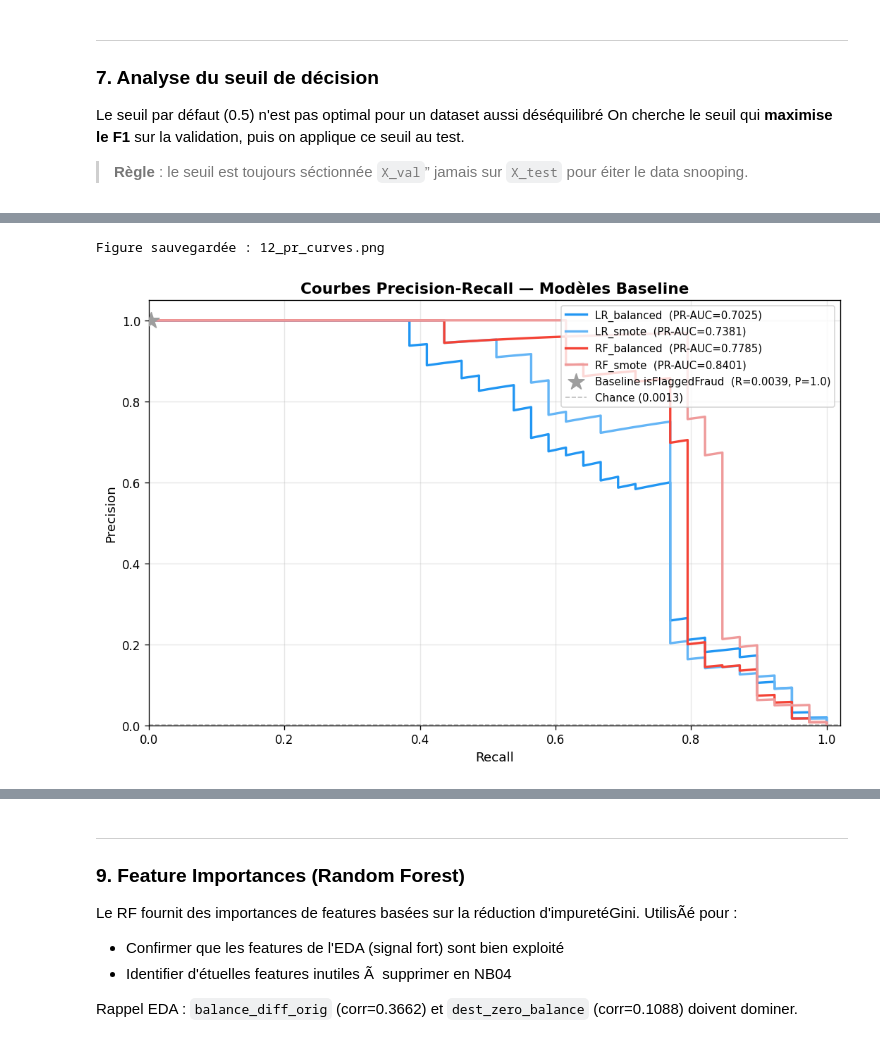
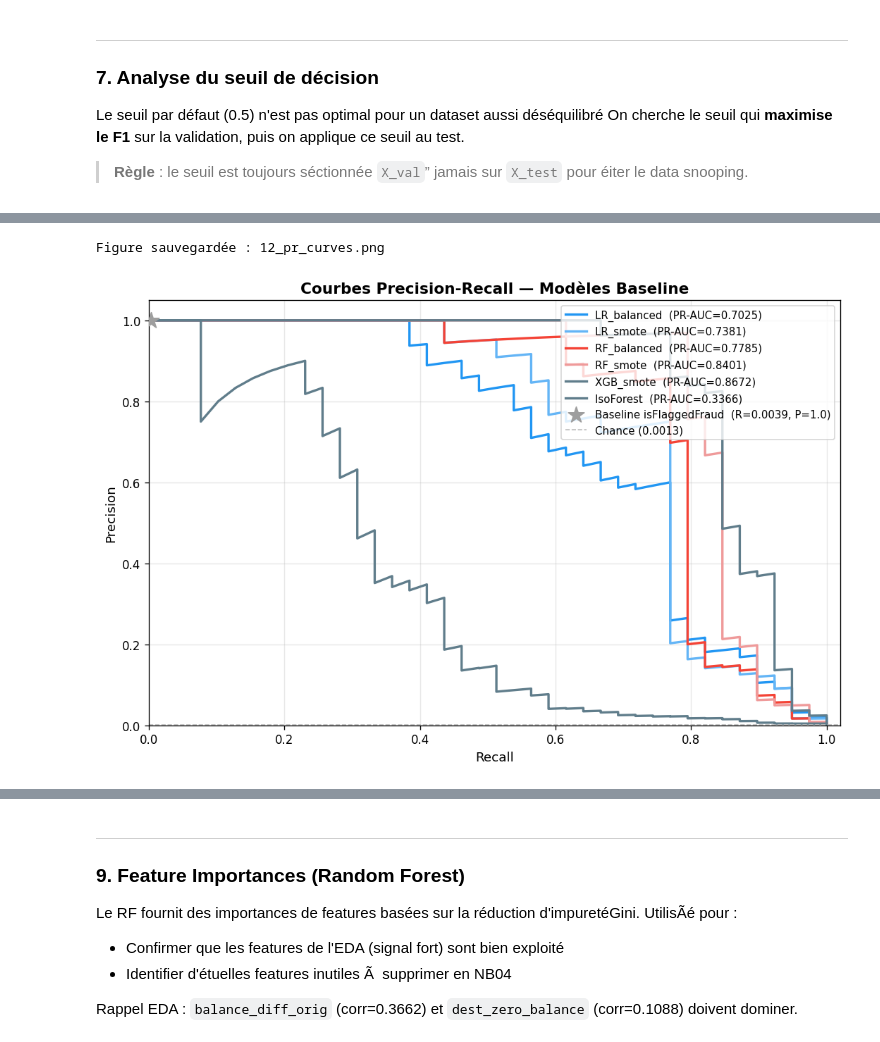
Before and after one commit to yousra0/Intelligent-Anomaly-Detection, a Jupyter notebook: notebooks/03_baseline_models.ipynb, the cells around one changed output, grey strips where cells are left out. Cells and saved outputs as stored; diff of their text form; code cells hidden in the pictures.

```diff
--- a/notebooks/03_baseline_models.ipynb
+++ b/notebooks/03_baseline_models.ipynb
@@ -417,0 +462,22 @@ print_metrics_report(metrics_rf_smote_test, BASELINE_RECALL, BASELINE_F1)
+# %%
+xgb_score_val  = xgb_smote.predict_proba(X_val)[:, 1]
+xgb_score_test = xgb_smote.predict_proba(X_test)[:, 1]
+
+# compute_fraud_metrics(y_true, y_pred_binary, y_score, ...)
+xgb_pred_val  = (xgb_score_val  >= 0.5).astype(int)
+xgb_pred_test = (xgb_score_test >= 0.5).astype(int)
+
+metrics_xgb_val  = compute_fraud_metrics(
+    np.asarray(y_val),  xgb_pred_val,  xgb_score_val,
+    threshold=0.5, model_name='XGB_smote (val)'
+)
+metrics_xgb_test = compute_fraud_metrics(
+    np.asarray(y_test), xgb_pred_test, xgb_score_test,
+    threshold=0.5, model_name='XGB_smote (test)'
+)
+
+print('--- VALIDATION ---')
+print_metrics_report(metrics_xgb_val,  BASELINE_RECALL, BASELINE_F1)
+print()
+print('--- TEST (seuil=0.5) ---')
+print_metrics_report(metrics_xgb_test, BASELINE_RECALL, BASELINE_F1)
@@ -517,16 +685,18 @@ LR_balanced (t=1.00)  0.6410     0.6579 0.6494  0.7044   0.9961  25  14
 # %%
 # — Figure 12 : Courbes PR —
 pr_input = {
     'LR_balanced': (np.asarray(y_test), lr_bal_score_test),
     'LR_smote':    (np.asarray(y_test), lr_smote_score_test),
     'RF_balanced': (np.asarray(y_test), rf_bal_score_test),
     'RF_smote':    (np.asarray(y_test), rf_smote_score_test),
+    'XGB_smote':   (np.asarray(y_test), xgb_score_test),
+    'IsoForest':   (np.asarray(y_test), iso_score_test),
 }
 plot_pr_curves(pr_input, save_path=FIGURES_DIR / '12_pr_curves.png')
 plt.show()
 # %% [output]
 Figure sauvegardée : 12_pr_curves.png
-[figure, old version]
+[figure, new version]
 # %%
 # — Figure 13 : Courbes ROC —
 plot_roc_curves(pr_input, save_path=FIGURES_DIR / '13_roc_curves.png')
```
Also changed, not shown: parts of 21 cells of this notebook, 12 other files.
